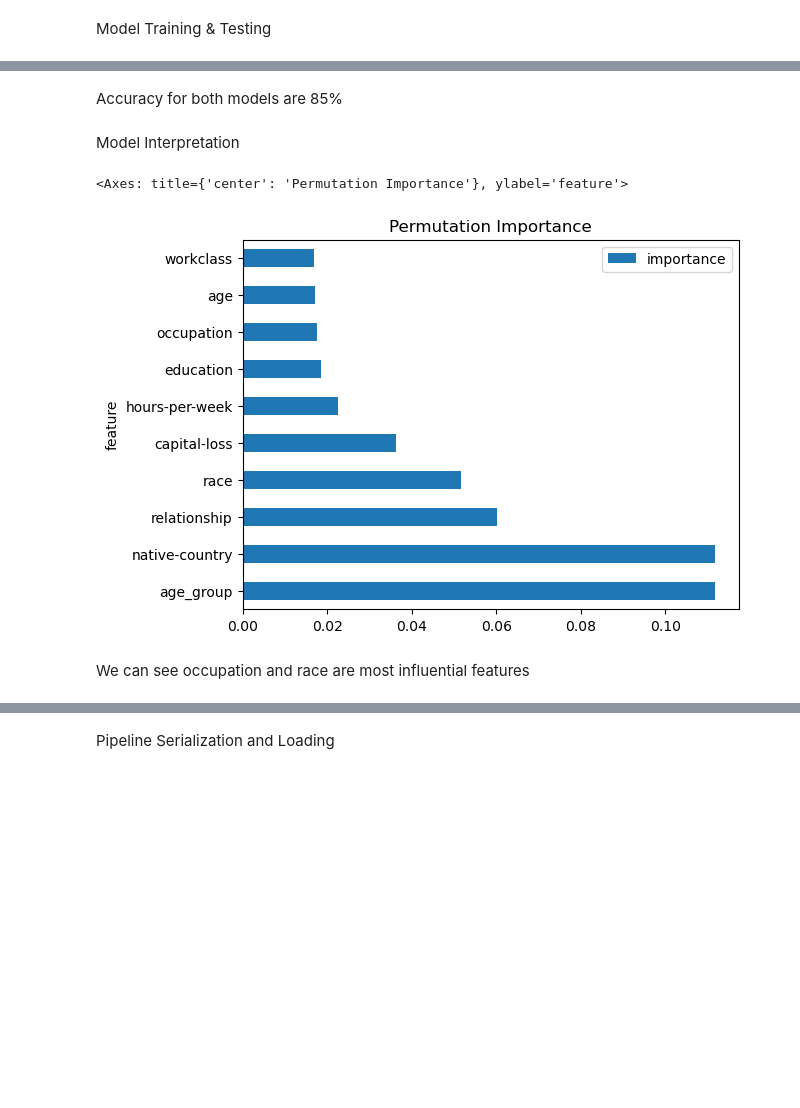
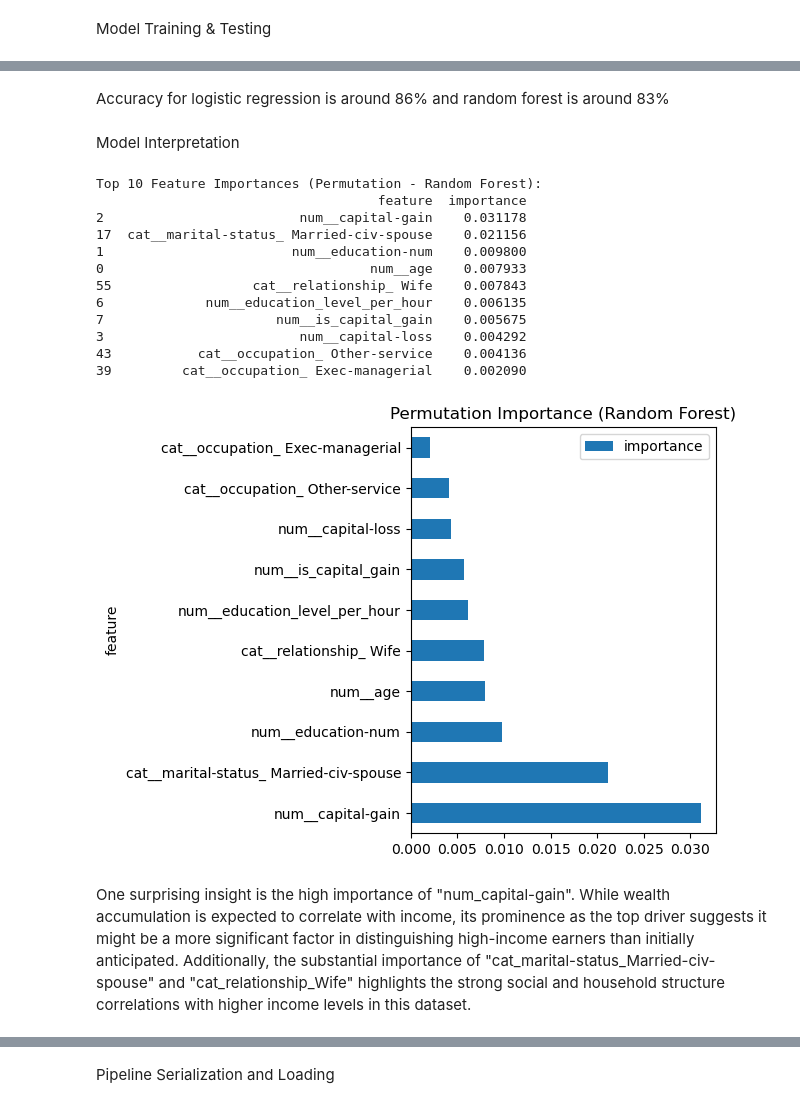
Before and after one commit to Ganesh-S-ML/adult-income-prediction, a Jupyter notebook: adult_income.ipynb, the cells around one changed output, grey strips where cells are left out. Cells and saved outputs as stored; diff of their text form; code cells hidden in the pictures; blank space fills up the shorter version.

```diff
--- a/adult_income.ipynb
+++ b/adult_income.ipynb
@@ -265,9 +285,10 @@ X_train, X_test, y_train, y_test = train_test_split(X, y, test_size = 0.3, rando
 # %% [markdown]
 Encode categorical variables
 # %%
-num_features = ["age", "education-num", "capital-gain", "capital-loss", "hours-per-week"]
+# Identify numerical and categorical features AFTER the split
+num_features = ["age", "education-num", "capital-gain", "capital-loss", "hours-per-week", "fnlwgt", "education_level_per_hour", "is_capital_gain"] # Include new features
 cat_features = list(set(X_train.columns) - set(num_features))
-all_feature_names = np.concatenate([num_features, cat_features])
+all_original_feature_names = X.columns.tolist()
 # %%
 # Preprocessor
 preprocessor = ColumnTransformer(
@@ -301,15 +318,15 @@ logreg_params = {
 }
 
 rf_params = {
-     "classifier__n_estimators": [100, 200, 300],
-    "classifier__max_depth": [10, 15, 20, None],
-    "classifier__min_samples_split": [2, 5, 10],
-    "classifier__min_samples_leaf": [1, 2, 4]
+     "classifier__n_estimators": [50, 150, 250],
+    "classifier__max_depth": [10, 15, 20],
+    "classifier__min_samples_split": [2, 5],
+    "classifier__min_samples_leaf": [1, 2]
 }
 # %%
 # Grid search with 5-fold CV for both models
-logreg_grid = GridSearchCV(logreg_pipeline, logreg_params, cv=5, scoring="accuracy", n_jobs=-1)
-rf_grid = GridSearchCV(rf_pipeline, rf_params, cv=5, scoring="accuracy", n_jobs=-1)
+logreg_grid = GridSearchCV(logreg_pipeline, logreg_params, cv=5, scoring="roc_auc", n_jobs=-1)
+rf_grid = GridSearchCV(rf_pipeline, rf_params, cv=5, scoring="roc_auc", n_jobs=-1,verbose=2)
 # %%
 # Fit models
 rf_grid.fit(X_train, y_train)
@@ -385,22 +365,61 @@ metrics
 # %% [markdown]
-Accuracy for both models are 85%
+Accuracy for logistic regression is around 86% and random forest is around 83%
 # %% [markdown]
  Model Interpretation
 # %%
-from sklearn.inspection import permutation_importance
 
-result = permutation_importance(
-    best_rf, X_test, y_test, n_repeats=10, random_state=42, scoring='f1'
+# Permutation Importance
+
+
+preprocessor_rf = best_rf.named_steps['preprocessor']
+
+# Transform the training data
+X_train_transformed = preprocessor_rf.fit_transform(X_train)
+
+# Transform the test data
+X_test_transformed = preprocessor_rf.transform(X_test)
+
+# Convert sparse matrices to dense arrays
+X_train_dense = X_train_transformed.toarray()
+X_test_dense = X_test_transformed.toarray()
+
+# Fit the Random Forest model on the transformed training data
+best_rf.named_steps['classifier'].fit(X_train_dense, y_train)
+
+# Perform permutation importance on the transformed test data
+result_rf = permutation_importance(
+    best_rf.named_steps['classifier'], X_test_dense, y_test, n_repeats=10, random_state=42, scoring='f1'
 )
 
-importance_df = pd.DataFrame({
-    "feature": all_feature_names,
-    "importance": result.importances_mean
+# Get the feature names from the preprocessor
+feature_names_after_transform = preprocessor_rf.get_feature_names_out()
+
+# Create the DataFrame using the transformed feature names
+importance_df_rf = pd.DataFrame({
+     "feature": feature_names_after_transform,
+    "importance": result_rf.importances_mean
 }).sort_values(by="importance", ascending=False)
 
-importance_df.head(10).plot.barh(x="feature", y="importance", title="Permutation Importance")
+print("\nTop 10 Feature Importances (Permutation - Random Forest):")
+print(importance_df_rf.head(10))
+
+# Plot the top 10 feature importances
+importance_df_rf.head(10).plot.barh(x="feature", y="importance", title="Permutation Importance (Random Forest)")
+plt.tight_layout()
+plt.show()
 # %% [output]
-<Axes: title={'center': 'Permutation Importance'}, ylabel='feature'>
+Top 10 Feature Importances (Permutation - Random Forest):
+                                    feature  importance
+2                         num__capital-gain    0.031178
+17  cat__marital-status_ Married-civ-spouse    0.021156
+1                        num__education-num    0.009800
+0                                  num__age    0.007933
+55                  cat__relationship_ Wife    0.007843
+6             num__education_level_per_hour    0.006135
+7                      num__is_capital_gain    0.005675
+3                         num__capital-loss    0.004292
+43           cat__occupation_ Other-service    0.004136
+39         cat__occupation_ Exec-managerial    0.002090
-[figure, old version]
+[figure, new version]
 # %% [markdown]
-We can see occupation and race are most influential features
+One surprising insight is the high importance of "num_capital-gain". While wealth accumulation is expected to correlate with income, its prominence as the top driver suggests it might be a more significant factor in distinguishing high-income earners than initially anticipated. Additionally, the substantial importance of "cat_marital-status_Married-civ-spouse" and "cat_relationship_Wife" highlights the strong social and household structure correlations with higher income levels in this dataset.
```
Also changed, not shown: parts of 27 cells of this notebook.
